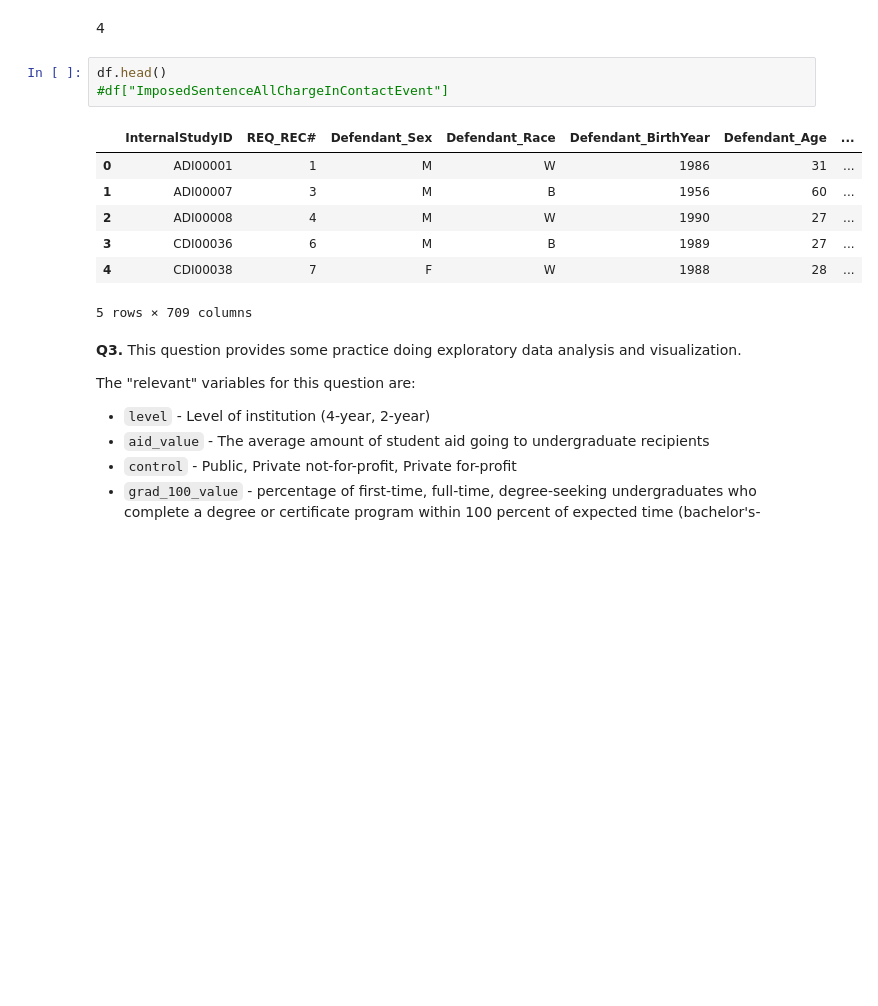
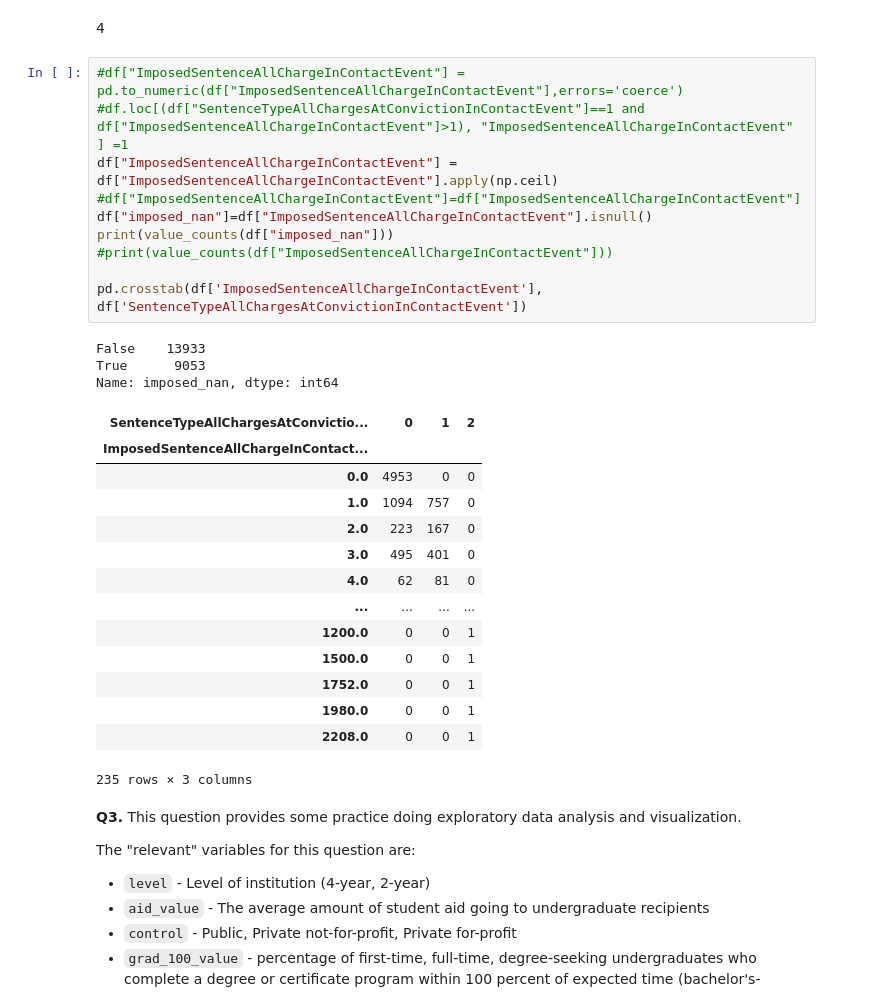
Before and after one commit to mbz8dg/assignment2, a Jupyter notebook: assignment2.ipynb, the cells around one changed output. Cells and saved outputs as stored; diff of their text form; blank space fills up the shorter version.

```diff
--- a/assignment2.ipynb
+++ b/assignment2.ipynb
@@ -129,16 +131,33 @@ Name: released, dtype: int64
 # %% [markdown]
 4
 # %%
-df.head()
-#df["ImposedSentenceAllChargeInContactEvent"]
+#df["ImposedSentenceAllChargeInContactEvent"] = pd.to_numeric(df["ImposedSentenceAllChargeInContactEvent"],errors='coerce')
+#df.loc[(df["SentenceTypeAllChargesAtConvictionInContactEvent"]==1 and df["ImposedSentenceAllChargeInContactEvent"]>1), "ImposedSentenceAllChargeInContactEvent" ] =1
+df["ImposedSentenceAllChargeInContactEvent"] = df["ImposedSentenceAllChargeInContactEvent"].apply(np.ceil)
+#df["ImposedSentenceAllChargeInContactEvent"]=df["ImposedSentenceAllChargeInContactEvent"]
+df["imposed_nan"]=df["ImposedSentenceAllChargeInContactEvent"].isnull()
+print(value_counts(df["imposed_nan"]))
+#print(value_counts(df["ImposedSentenceAllChargeInContactEvent"]))
+
+pd.crosstab(df['ImposedSentenceAllChargeInContactEvent'], df['SentenceTypeAllChargesAtConvictionInContactEvent'])
 # %% [output]
+False    13933
+True      9053
+Name: imposed_nan, dtype: int64
-|  | InternalStudyID | REQ_REC# | Defendant_Sex | Defendant_Race | Defendant_BirthYear | Defendant_Age | ... |
-| 0 | ADI00001 | 1 | M | W | 1986 | 31 | ... |
-| 1 | ADI00007 | 3 | M | B | 1956 | 60 | ... |
-| 2 | ADI00008 | 4 | M | W | 1990 | 27 | ... |
-| 3 | CDI00036 | 6 | M | B | 1989 | 27 | ... |
-| 4 | CDI00038 | 7 | F | W | 1988 | 28 | ... |
+| SentenceTypeAllChargesAtConvictio... | 0 | 1 | 2 |
+| ImposedSentenceAllChargeInContact... |  |  |  |
+| 0.0 | 4953 | 0 | 0 |
+| 1.0 | 1094 | 757 | 0 |
+| 2.0 | 223 | 167 | 0 |
+| 3.0 | 495 | 401 | 0 |
+| 4.0 | 62 | 81 | 0 |
+| ... | ... | ... | ... |
+| 1200.0 | 0 | 0 | 1 |
+| 1500.0 | 0 | 0 | 1 |
+| 1752.0 | 0 | 0 | 1 |
+| 1980.0 | 0 | 0 | 1 |
+| 2208.0 | 0 | 0 | 1 |
-5 rows × 709 columns
+235 rows × 3 columns
 # %% [markdown]
 **Q3.** This question provides some practice doing exploratory data analysis and visualization.
 
```
Also changed, not shown: parts of 1 cell of this notebook.
